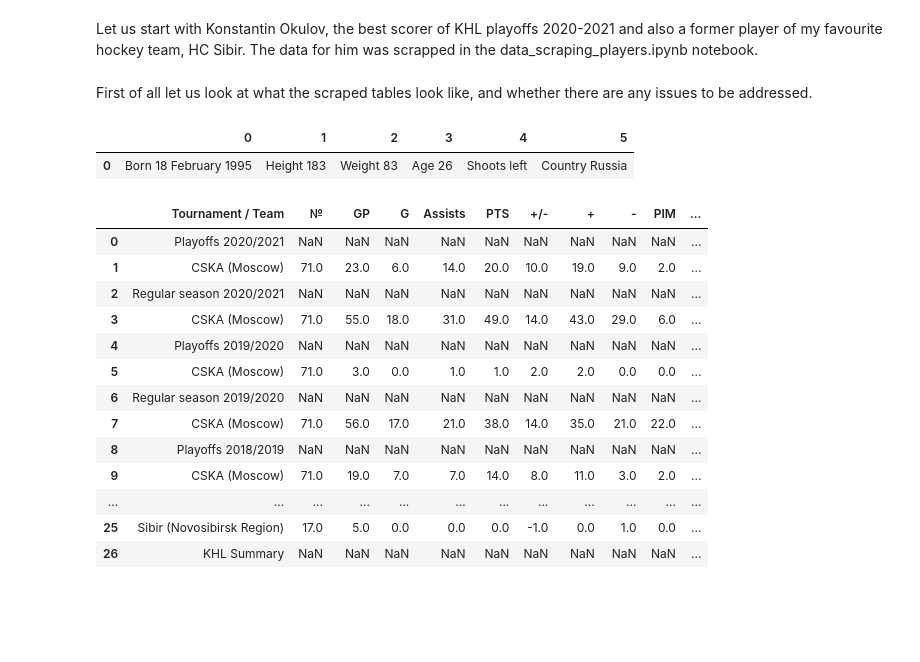
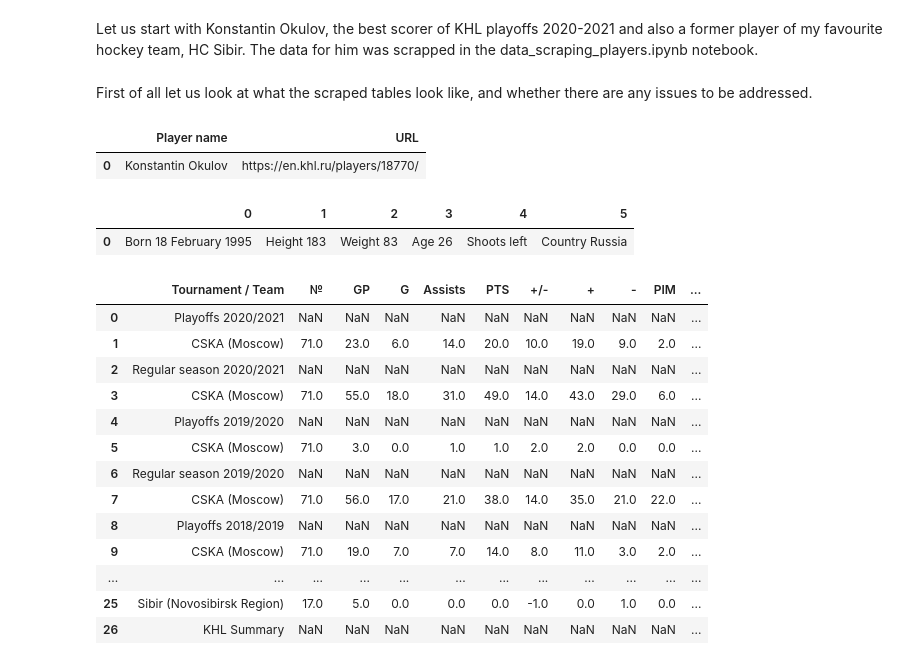
Before and after one commit to Dark-Hobbit/khl, a Jupyter notebook: data_preparation_players.ipynb, the cells around one changed output. Drawn from its saved outputs; the diff is of its cells as text; code cells hidden in the pictures; blank space fills up the shorter version.

Commit message:
Cleaned the data preparation notebook

```diff
--- a/data_preparation_players.ipynb
+++ b/data_preparation_players.ipynb
@@ -10,11 +10,17 @@ Let us start with Konstantin Okulov, the best scorer of KHL playoffs 2020-2021 a
 # %%
 # There are three files: player information, statistics for every season played and statistics for every match played.
 
+player_name = pd.read_csv('okulov_data/player_name.csv')
 player_info = pd.read_csv('okulov_data/raw_player_info.csv')
 player_season_stat = pd.read_csv('okulov_data/raw_player_season_stat.csv')
 player_match_stat = pd.read_csv('okulov_data/raw_player_match_stat.csv')
 # %% [markdown]
 First of all let us look at what the scraped tables look like, and whether there are any issues to be addressed.
+# %%
+player_name
+# %% [output]
+|  | Player name | URL |
+| 0 | Konstantin Okulov | https://en.khl.ru/players/18770/ |
 # %%
 player_info
 # %% [output]
```
Also changed, not shown: parts of 3 cells of this notebook.
